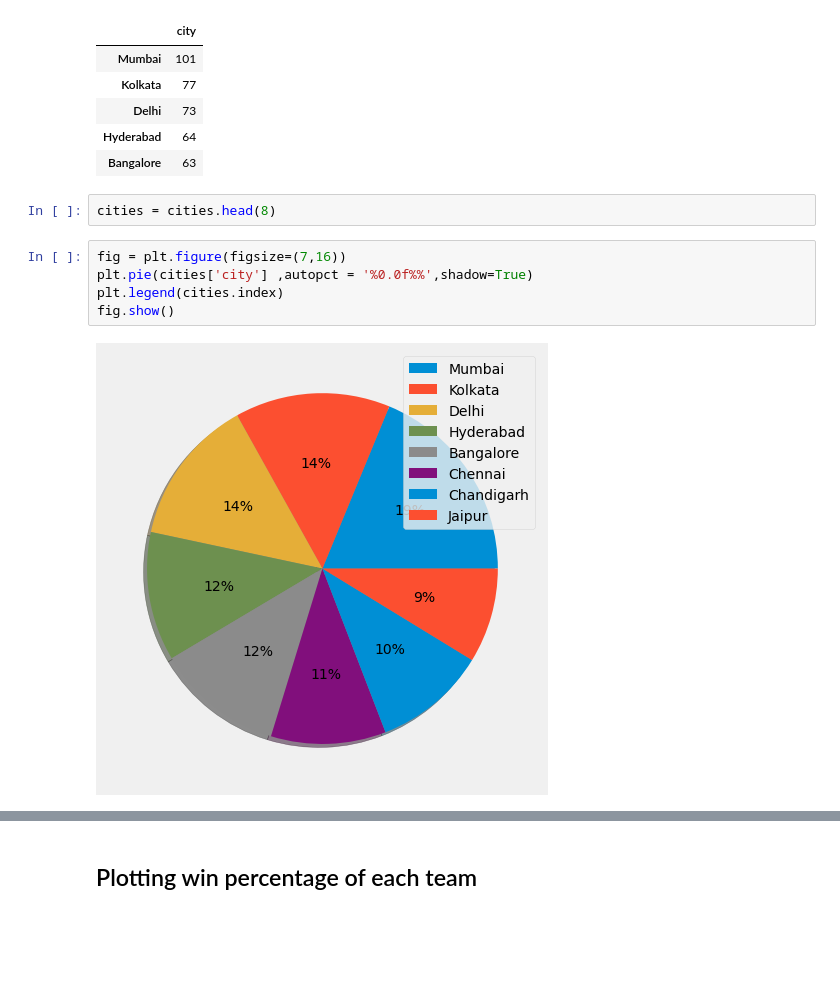
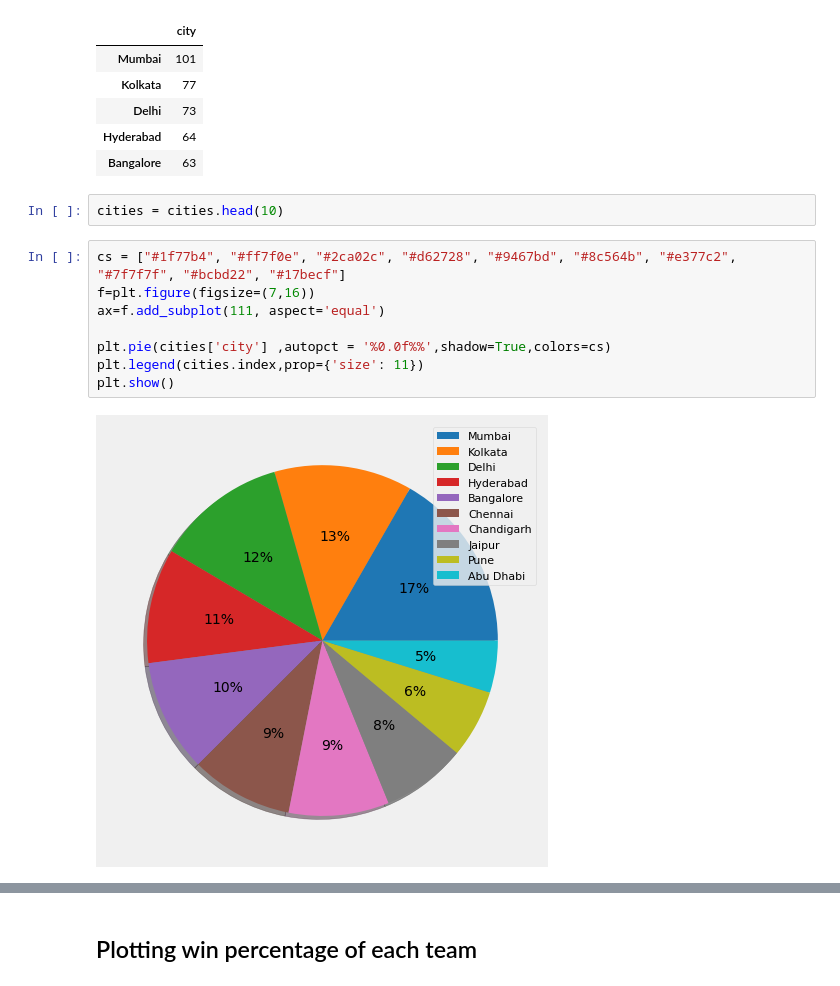
Before and after one commit to PrajwalKalpande/IPL-Score-and-Winner-Prediction, a Jupyter notebook: IPL_EDA.ipynb, the cells around one changed output, grey strips where cells are left out. Drawn from its saved outputs; the diff is of its cells as text; blank space fills up the shorter version.

```diff
--- a/IPL_EDA.ipynb
+++ b/IPL_EDA.ipynb
@@ -477,11 +477,14 @@ cities.head()
 | Hyderabad | 64 |
 | Bangalore | 63 |
 # %%
-cities = cities.head(8)
+cities = cities.head(10)
 # %%
-fig = plt.figure(figsize=(7,16))
-plt.pie(cities['city'] ,autopct = '%0.0f%%',shadow=True)
-plt.legend(cities.index)
-fig.show()
+cs = ["#1f77b4", "#ff7f0e", "#2ca02c", "#d62728", "#9467bd", "#8c564b", "#e377c2", "#7f7f7f", "#bcbd22", "#17becf"]
+f=plt.figure(figsize=(7,16))
+ax=f.add_subplot(111, aspect='equal')
+
+plt.pie(cities['city'] ,autopct = '%0.0f%%',shadow=True,colors=cs)
+plt.legend(cities.index,prop={'size': 11})
+plt.show()
 # %% [output]
-[figure, old version]
+[figure, new version]
```
Also changed, not shown: parts of 1 cell of this notebook.
